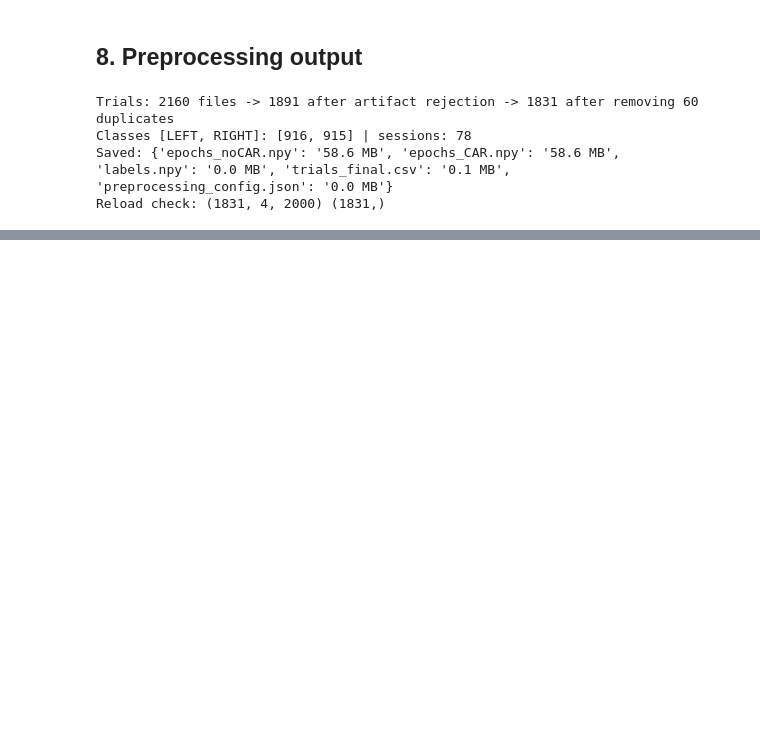
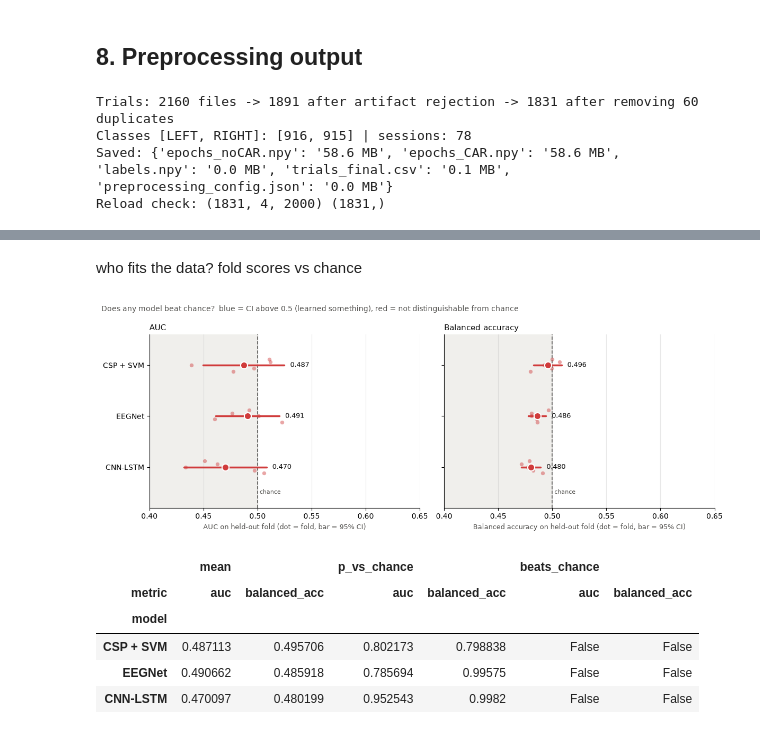
Before and after one commit to dyajaballh8/Brain-Computer-Interface-BCI-Motor-Imagery-Classifications, a Jupyter notebook: main_pipeline.ipynb, the cells around one changed output, grey strips where cells are left out. Cells and saved outputs as stored; diff of their text form; code cells hidden in the pictures; blank space fills up the shorter version.

```diff
--- a/main_pipeline.ipynb
+++ b/main_pipeline.ipynb
@@ -695,0 +938,50 @@ Reload check: (1831, 4, 2000) (1831,)
+# %% [markdown]
+who fits the data? fold scores vs chance
+# %%
+metrics = {"auc": "AUC", "balanced_acc": "Balanced accuracy"}
+models = [m for m in order if m != "Chance (prior)"]
+INK, MUTED, BLUE, RED = "#0b0b0b", "#52514e", "#2a78d6", "#d03b3b"
+
+rows = []
+for m in models:
+    for k in metrics:
+        v = cv.loc[cv["model"] == m, k].to_numpy()
+        half = stats.t.ppf(0.975, len(v) - 1) * v.std(ddof=1) / np.sqrt(len(v))
+        p = stats.ttest_1samp(v, 0.5, alternative="greater").pvalue
+        rows.append({"model": m, "metric": k, "mean": v.mean(), "ci_low": v.mean() - half,
+                     "ci_high": v.mean() + half, "p_vs_chance": p, "beats_chance": (v.mean() - half) > 0.5})
+verdict = pd.DataFrame(rows)
+
+fig, axes = plt.subplots(1, 2, figsize=(12, 0.9 * len(models) + 1.8), sharey=True)
+for ax, (k, name) in zip(axes, metrics.items()):
+    ax.axvspan(0, 0.5, color="#f0efec", zorder=0)
+    ax.axvline(0.5, color=MUTED, ls="--", lw=1.2, zorder=1)
+    for i, m in enumerate(models):
+        v = cv.loc[cv["model"] == m, k].to_numpy()
+        r = verdict[(verdict.model == m) & (verdict.metric == k)].iloc[0]
+        c = BLUE if r.beats_chance else RED
+        ax.scatter(v, np.full(len(v), i) + np.linspace(-0.12, 0.12, len(v)), s=28, color=c, alpha=0.45, lw=0, zorder=2)
+        ax.plot([r.ci_low, r.ci_high], [i, i], color=c, lw=2.5, solid_capstyle="round", zorder=3)
+        ax.scatter(r["mean"], i, s=90, color=c, edgecolor="white", lw=1.5, zorder=4)
+        ax.annotate(f"{r['mean']:.3f}", (r.ci_high, i), xytext=(8, 0), textcoords="offset points",
+                    va="center", fontsize=9, color=INK)
+    lo = min(0.4, cv.loc[cv.model.isin(models), k].min() - 0.02)
+    hi = max(0.65, cv.loc[cv.model.isin(models), k].max() + 0.04)
+    ax.set_xlim(lo, hi); ax.set_title(name, loc="left", fontsize=11, color=INK)
+    ax.set_xlabel(f"{name} on held-out fold (dot = fold, bar = 95% CI)", color=MUTED, fontsize=9)
+    ax.text(0.5, len(models) - 0.45, " chance", color=MUTED, fontsize=8, va="bottom")
+    ax.grid(axis="y", visible=False)
+axes[0].set_yticks(range(len(models)), models); axes[0].set_ylim(-0.6, len(models) - 0.2); axes[0].invert_yaxis()
+fig.suptitle("Does any model beat chance?  blue = CI above 0.5 (learned something), red = not distinguishable from chance",
+             x=0.01, ha="left", fontsize=10, color=MUTED)
+plt.tight_layout(); plt.show()
+
+display(verdict.pivot(index="model", columns="metric", values=["mean", "p_vs_chance", "beats_chance"]).loc[models].round(3))
+# %% [output]
+[figure, added]
+|  | mean |  | p_vs_chance |  | beats_chance |  |
+| metric | auc | balanced_acc | auc | balanced_acc | auc | balanced_acc |
+| model |  |  |  |  |  |  |
+| CSP + SVM | 0.487113 | 0.495706 | 0.802173 | 0.798838 | False | False |
+| EEGNet | 0.490662 | 0.485918 | 0.785694 | 0.99575 | False | False |
+| CNN-LSTM | 0.470097 | 0.480199 | 0.952543 | 0.9982 | False | False |
```
Also changed, not shown: parts of 17 cells of this notebook, 3 other files.
